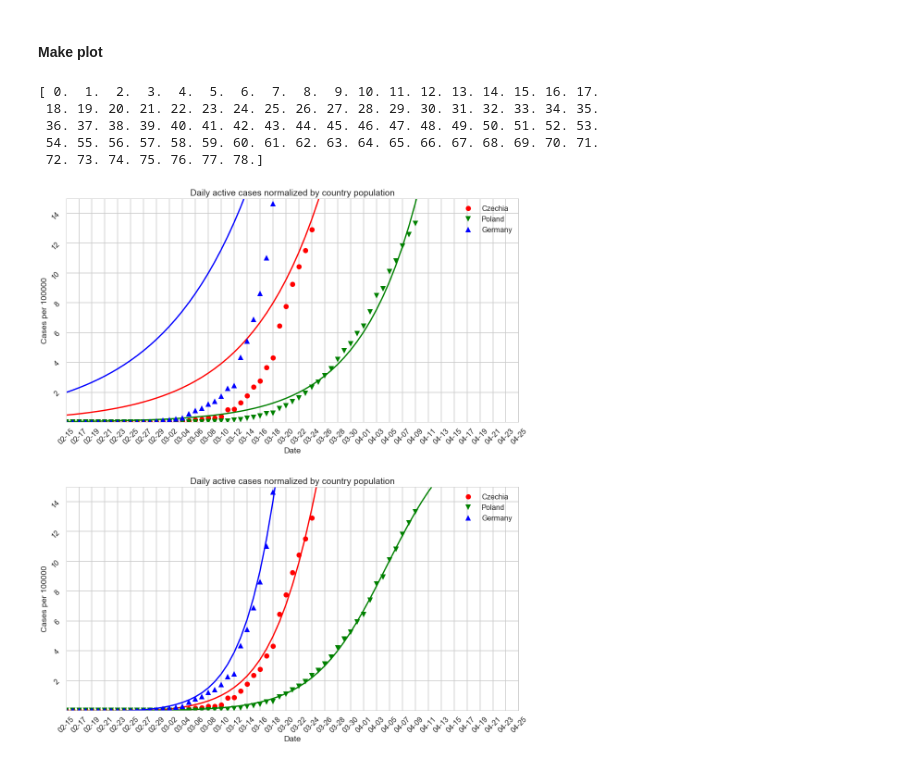
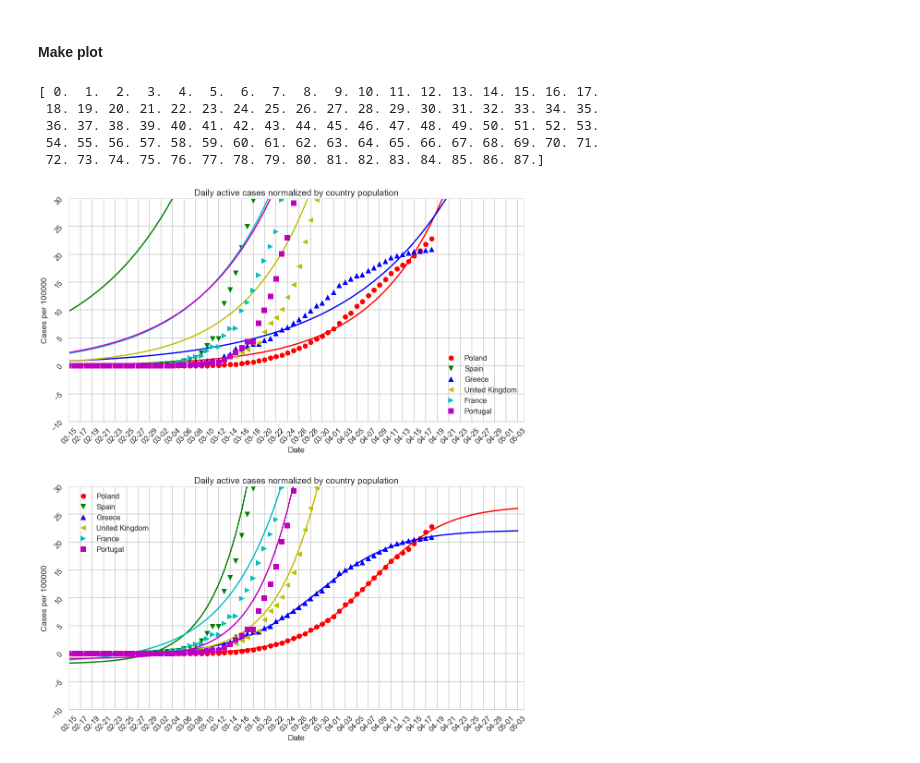
Before and after one commit to maciejj/corona_plot, a Jupyter notebook: predictions_active_cases_by_population.ipynb, the cells around one changed output. Drawn from its saved outputs; the diff is of its cells as text; code cells hidden in the pictures.

```diff
--- a/predictions_active_cases_by_population.ipynb
+++ b/predictions_active_cases_by_population.ipynb
@@ -60,7 +60,7 @@ recovered = reshape_single_dataset(recovered)
 inactive=deaths.add(recovered)
 data=confirmed.subtract(inactive)
 
-#data=recovered
+data=confirmed
 
 data=data.transpose().reset_index().rename(columns={'index':'Date'})
 data['Date'] = pd.to_datetime(data['Date'])
@@ -138,10 +138,11 @@ def sigmoid(x, L , k, b, x0):
 #countries_to_plot="Germany;France;Poland;Italy;Korea, South;China;United Kingdom".split(";")
 #countries_to_plot="Italy;Germany;Poland;Spain;Greece;United Kingdom".split(";")
 #countries_to_plot="Poland;United Kingdom".split(";")
-#countries_to_plot="Germany;Poland;Spain;Greece;United Kingdom;France;Portugal".split(";")
+countries_to_plot="Poland;Spain;Greece;United Kingdom;France;Portugal".split(";")
 #countries_to_plot="Poland;Spain;Germany".split(";")
-countries_to_plot="Czechia;Poland;Germany".split(";")
+#countries_to_plot="Czechia;Poland;Germany".split(";")
 #countries_to_plot="US".split(";")
+#countries_to_plot="Russia;Poland".split(";")
 
 
 
@@ -209,33 +210,33 @@ for country, fit, country_name in zip(countries, sig_fits, countries_to_plot):
 
 ## Set title and labels for axes
 ax2.set(xlabel="Date",
        ylabel="Cases per "+str(per_num),
        title="Daily active cases normalized by country population")
 
 ## Define the date format
 for axis in [ax,ax2]:
     tick_spacing=2
     axis.xaxis.set_major_locator(ticker.MultipleLocator(tick_spacing))
     axis.tick_params(labelrotation=45)
 
 
     date_form = DateFormatter("%m-%d")
     axis.xaxis.set_major_formatter(date_form)
     ## axes limits
     axis.set_xlim([datetime.date(2020, 2, 15), datetime.date.today() + datetime.timedelta(days=days_to_extrapolate)])# datetime.date(2020, 3, 15)])
-    axis.set_ylim([0.001,15])
+    axis.set_ylim([-10,30])
 
     #axis.set_yscale("log")
     axis.legend()
 
 
 
 fig.tight_layout(pad=5.0)
 plt.show()
 # %% [output]
 [ 0.  1.  2.  3.  4.  5.  6.  7.  8.  9. 10. 11. 12. 13. 14. 15. 16. 17.
  18. 19. 20. 21. 22. 23. 24. 25. 26. 27. 28. 29. 30. 31. 32. 33. 34. 35.
  36. 37. 38. 39. 40. 41. 42. 43. 44. 45. 46. 47. 48. 49. 50. 51. 52. 53.
  54. 55. 56. 57. 58. 59. 60. 61. 62. 63. 64. 65. 66. 67. 68. 69. 70. 71.
- 72. 73. 74. 75. 76. 77. 78.]
+ 72. 73. 74. 75. 76. 77. 78. 79. 80. 81. 82. 83. 84. 85. 86. 87.]
-[figure, old version]
+[figure, new version]
```
Also changed, not shown: parts of 1 cell of this notebook, 56 other files.
